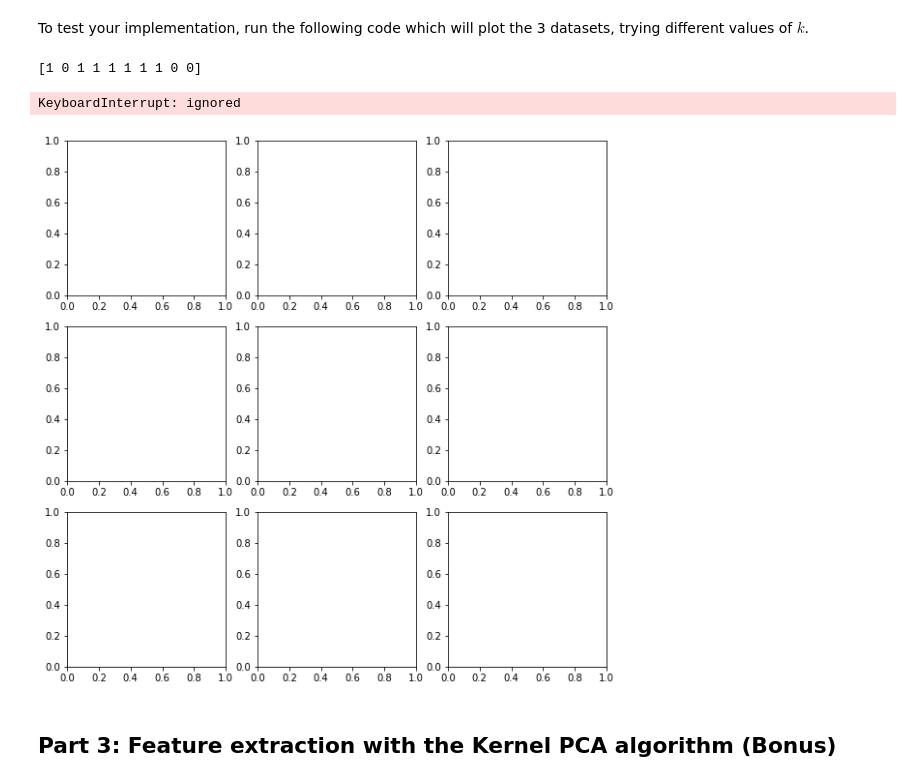
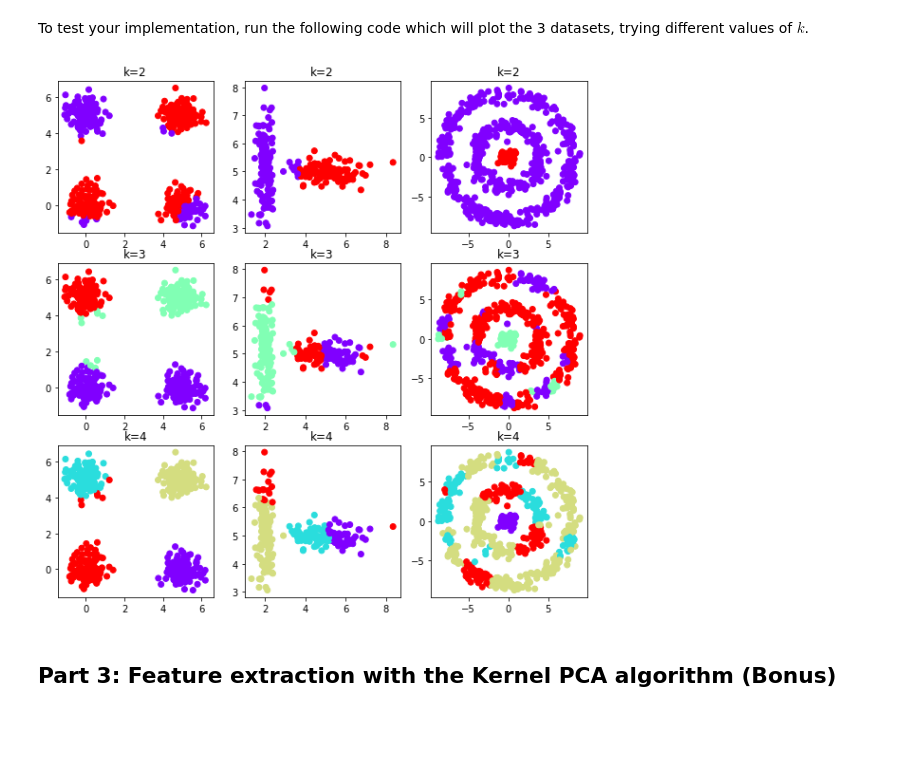
Before and after one commit to nnguyenu/ML-basic, a Jupyter notebook: lab_session_12.ipynb, the cells around one changed output. Drawn from its saved outputs; the diff is of its cells as text; code cells hidden in the pictures; blank space fills up the shorter version.

```diff
--- a/lab_session_12.ipynb
+++ b/lab_session_12.ipynb
@@ -473,7 +481,7 @@ def kernel_k_means(K, k, epsilon = 0.1):
     epsilon (float): the termination criterion
 
     Return
-    c (ndarray): a 1D vector of labels of length n (e.g. c[i] = C_j means "x_i is belongs to cluster C_j")
+    label (ndarray): a 1D vector of labels of length n (e.g. label[i] = C_j means "x_i is belongs to cluster C_j")
     """
     N = K.shape[0]
     label = np.random.randint(k, size=N)    # randomly partition
@@ -482,13 +490,25 @@ def kernel_k_means(K, k, epsilon = 0.1):
         for i in range(k):
             ki = K[label == i, :][:, label == i]
             sqnorm[i] = np.sum(ki) / (ki.shape[0] ** 2)
-        avg = np.zeros((k, N))
-        for i in range(N):
-            for j in range(k):
-                kj = K[label == i, :]
-                avg[j][i] = np.sum(kj[i]) / kj.shape[0]
 
-    return c
+        avg = np.zeros((N, k))
+        for j in range(N):
+            for i in range(k):
+                ki = K[label == i, :]
+                avg[j][i] = np.sum(ki[:,j]) / ki.shape[0]
+
+        d = np.zeros((N, k))
+        newlabel = np.zeros(N)
+        for j in range(N):
+            for i in range(k):
+                d[j][i] = sqnorm[i] - 2 * avg[j][i]
+            minj = np.argmin(d[j, :])
+            newlabel[j] = minj
+        samelabel = (label == newlabel).sum()
+        if 1 - samelabel/N <= epsilon:
+            break
+        label = newlabel
+    return label
 # %% [markdown]
 ### Step 5: Test the implementation on a set of given datasets
 
@@ -528,17 +548,14 @@ To test your implementation, run the following code which will plot the 3 datase
 # %%
 fig, axes = plt.subplots(3, len(datasets), figsize=(10,10))
 
-Matrix = gaussian_kernel_matrix(data)    # defined in part 1
-
 for k_index, k in enumerate([2, 3, 4]):
     for dataset_index, data in enumerate(datasets):
-        clusters = kernel_k_means(Matrix, k)
-        #axes[k_index, dataset_index].scatter(data[:,0], data[:,1], c=labels, cmap='rainbow')
-        #axes[k_index, dataset_index].set_title('k=' + k)
+        Matrix = gaussian_kernel_matrix(data)
+        labels = kernel_k_means(Matrix, k)
+        axes[k_index, dataset_index].scatter(data[:,0], data[:,1], c=labels, cmap='rainbow')
+        axes[k_index, dataset_index].set_title('k=' + str(k))
 # %% [output]
-[1 0 1 1 1 1 1 1 0 0]
-KeyboardInterrupt: ignored
-[figure, old version]
+[figure, new version]
 # %% [markdown]
 ## Part 3: Feature extraction with the Kernel PCA algorithm (Bonus)
 # %% [markdown]
```
Also changed, not shown: parts of 4 cells of this notebook.
